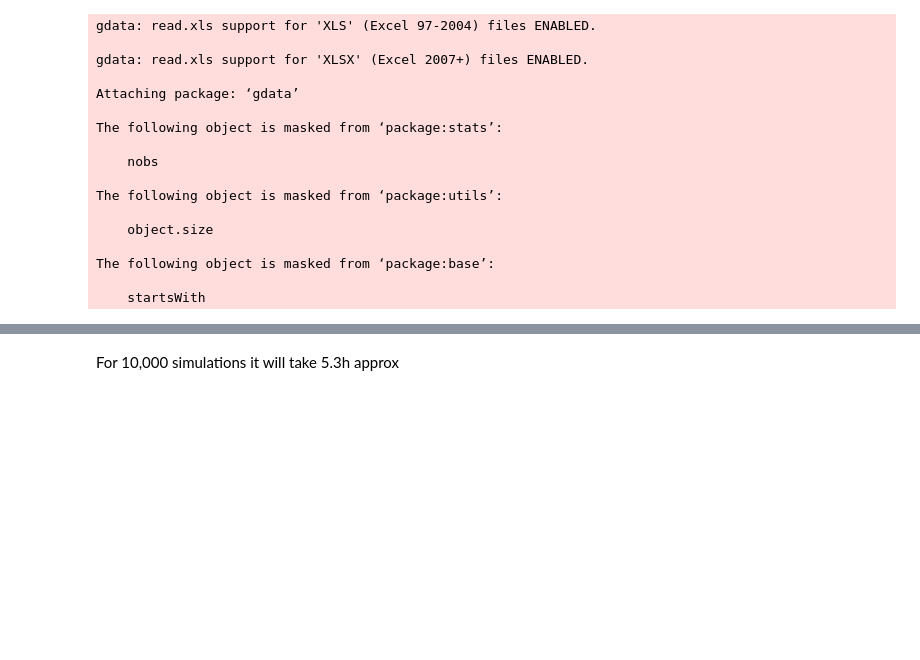
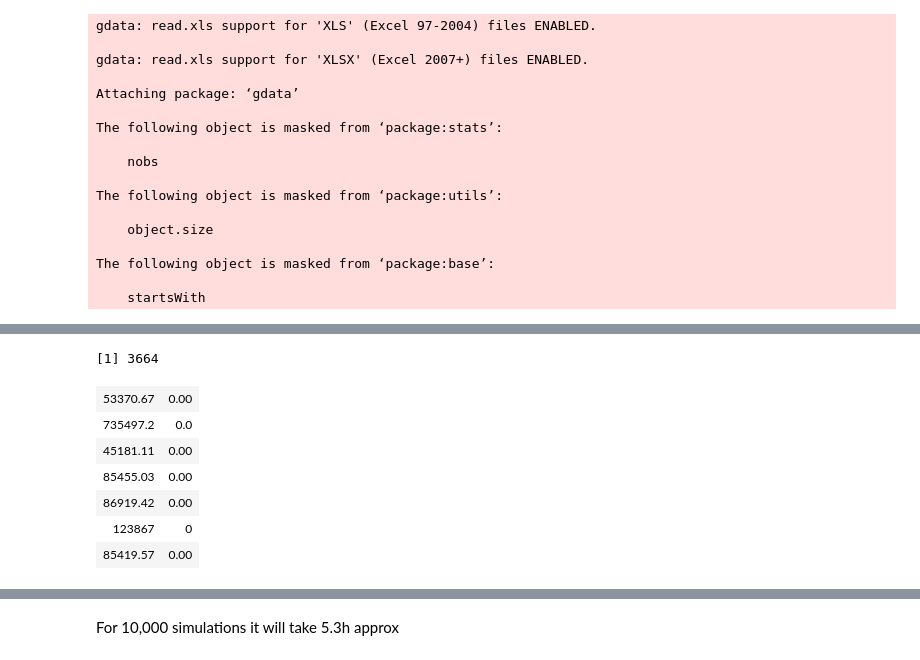
Before and after one commit to iatal/RCTvsBurden, a Jupyter notebook: E- Simulations Nb Patients.ipynb, the cells around one changed output, grey strips where cells are left out. Saved outputs shown, nothing was run; the diff lists cells and outputs as text; code cells hidden in the pictures; blank space fills up the shorter version.

```diff
--- a/E- Simulations Nb Patients.ipynb
+++ b/E- Simulations Nb Patients.ipynb
@@ -308,0 +307,4 @@ print(t1-t0)/60
+# %%
+sum(recl_dis)
+# %% [output]
+[1] 3664
@@ -308,0 +314,10 @@ print(t1-t0)/60
+# %%
+AR
+# %% [output]
+| 53370.67 | 0.00 |
+| 735497.2 | 0.0 |
+| 45181.11 | 0.00 |
+| 85455.03 | 0.00 |
+| 86919.42 | 0.00 |
+| 123867 | 0 |
+| 85419.57 | 0.00 |
```
Also changed, not shown: parts of 28 cells of this notebook.
